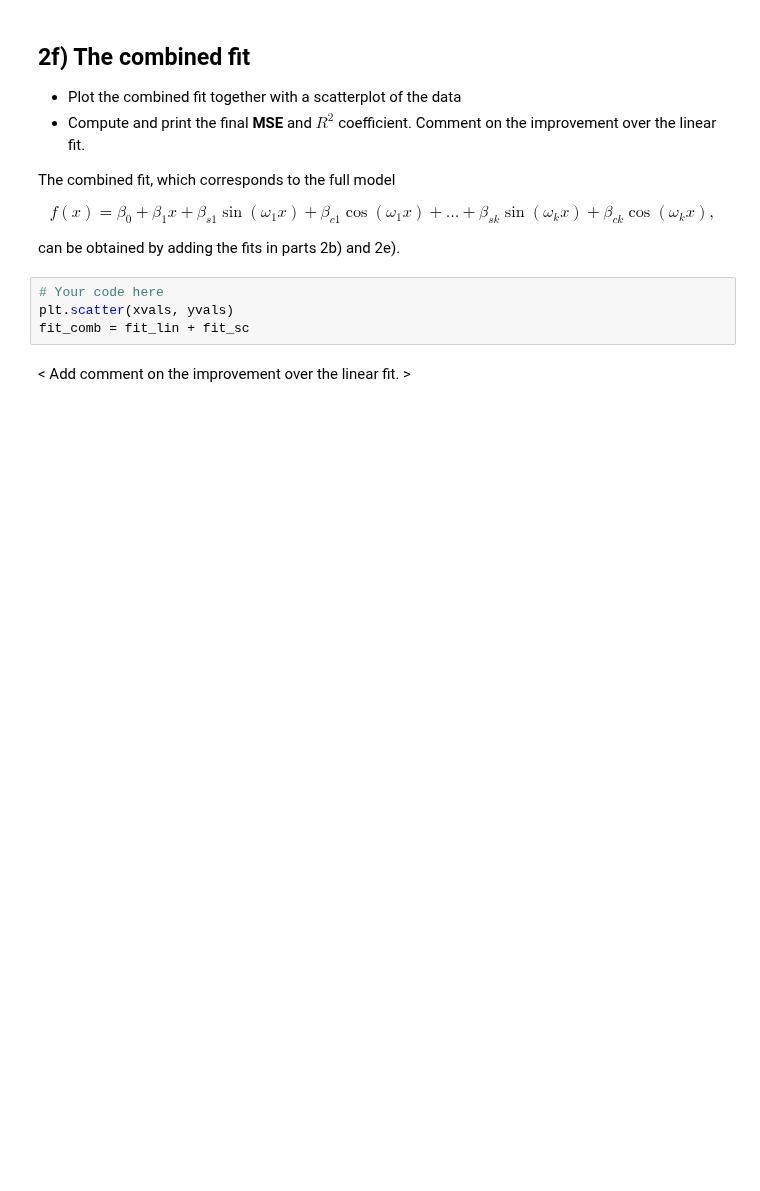
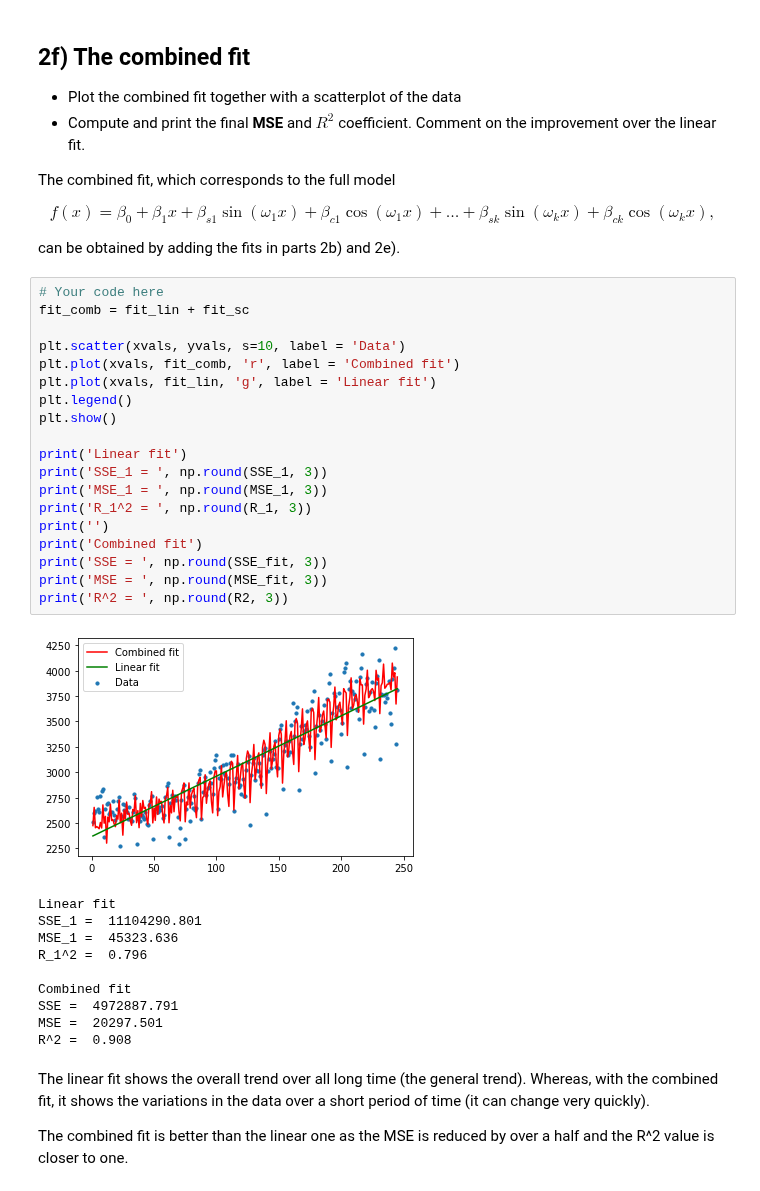
Before and after one commit to cmr67/IB-Data-Science, a Jupyter notebook: Exercises/03 Exercise Notebook 3.ipynb, the cells around one changed output. Drawn from its saved outputs; the diff is of its cells as text; blank space fills up the shorter version.

```diff
--- a/Exercises/03 Exercise Notebook 3.ipynb
+++ b/Exercises/03 Exercise Notebook 3.ipynb
@@ -252,9 +248,37 @@ f(x) = \beta_0 + \beta_1 x + \beta_{s1} \sin(\omega_1 x) + \beta_{c1} \cos(\omeg
 $$
 
 can be obtained by adding the fits in parts 2b) and 2e).
-# %%
-# Your code here
-plt.scatter(xvals, yvals)
-fit_comb = fit_lin + fit_sc
-# %% [markdown]
-< Add comment on the improvement over the linear fit. >
+# %%
+# Your code here
+fit_comb = fit_lin + fit_sc
+
+plt.scatter(xvals, yvals, s=10, label = 'Data')
+plt.plot(xvals, fit_comb, 'r', label = 'Combined fit')
+plt.plot(xvals, fit_lin, 'g', label = 'Linear fit')
+plt.legend()
+plt.show()
+
+print('Linear fit')
+print('SSE_1 = ', np.round(SSE_1, 3))
+print('MSE_1 = ', np.round(MSE_1, 3))
+print('R_1^2 = ', np.round(R_1, 3))
+print('')
+print('Combined fit')
+print('SSE = ', np.round(SSE_fit, 3))
+print('MSE = ', np.round(MSE_fit, 3))
+print('R^2 = ', np.round(R2, 3))
+# %% [output]
+[figure, added]
+Linear fit
+SSE_1 =  11104290.801
+MSE_1 =  45323.636
+R_1^2 =  0.796
+
+Combined fit
+SSE =  4972887.791
+MSE =  20297.501
+R^2 =  0.908
+# %% [markdown]
+The linear fit shows the overall trend over all long time (the general trend). Whereas, with the combined fit, it shows the variations in the data over a short period of time (it can change very quickly).
+
+The combined fit is better than the linear one as the MSE is reduced by over a half and the R^2 value is closer to one.
```
Also changed, not shown: parts of 2 cells of this notebook.
